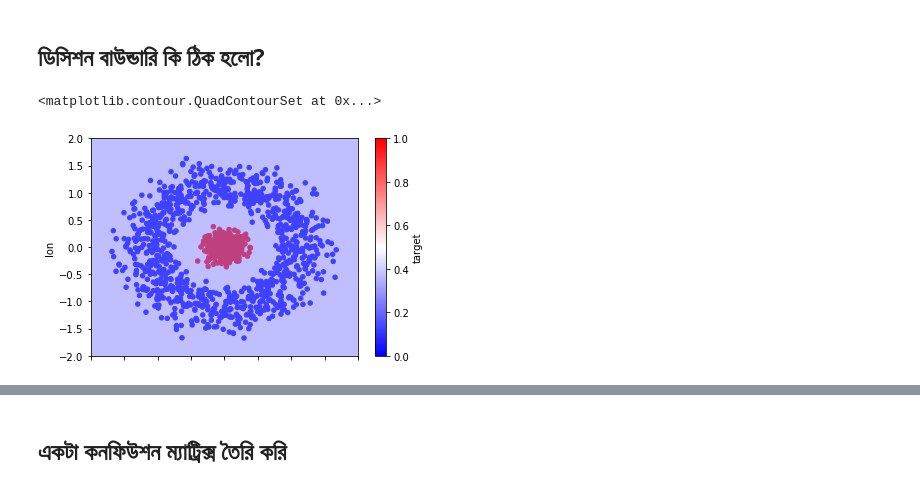
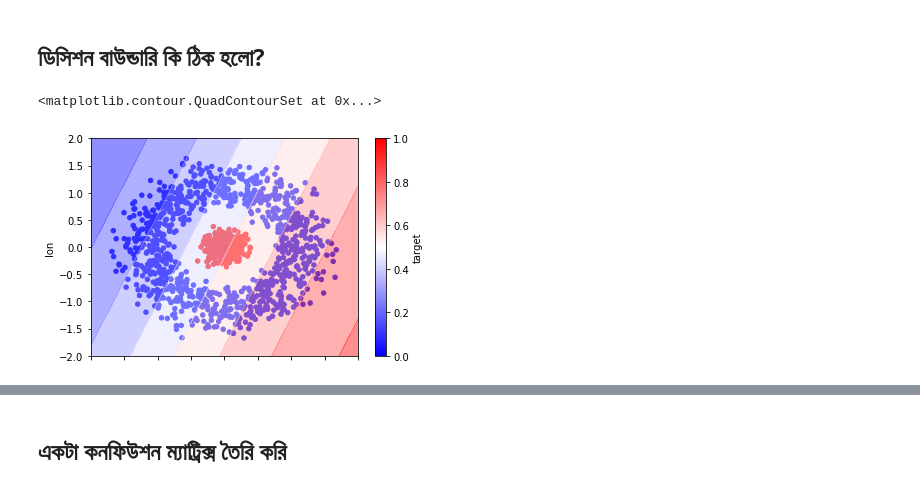
Before and after one commit to raqueeb/TensorFlow2, a Jupyter notebook: feature_crosses.ipynb, the cells around one changed output, grey strips where cells are left out. Drawn from its saved outputs; the diff is of its cells as text; code cells hidden in the pictures.

```diff
--- a/feature_crosses.ipynb
+++ b/feature_crosses.ipynb
@@ -223,17 +223,18 @@ pd.DataFrame(result.history).plot(ylim=(-0.05, 1.05))
 # %%
 hticks = np.linspace(-2, 2, 101)
 vticks = np.linspace(-2, 2, 101)
 aa, bb = np.meshgrid(hticks, vticks)
 ab = np.c_[aa.ravel(), bb.ravel()]
 
-c = model.predict_classes(ab)
+# c = model.predict_proba(ab)[:,1]
+c = model.predict_proba(ab)
 cc = c.reshape(aa.shape)
 
 ax = df.plot(kind='scatter', c='target', x='lat', y='lon', cmap='bwr')
 ax.contourf(aa, bb, cc, cmap='bwr', alpha=0.5)
 # %% [output]
 <matplotlib.contour.QuadContourSet at 0x...>
-[figure, old version]
+[figure, new version]
 # %%
 model = tf.keras.models.Sequential([
     tf.keras.layers.Dense(4, input_dim=2, activation='tanh'),
```
Also changed, not shown: parts of 4 cells of this notebook.
